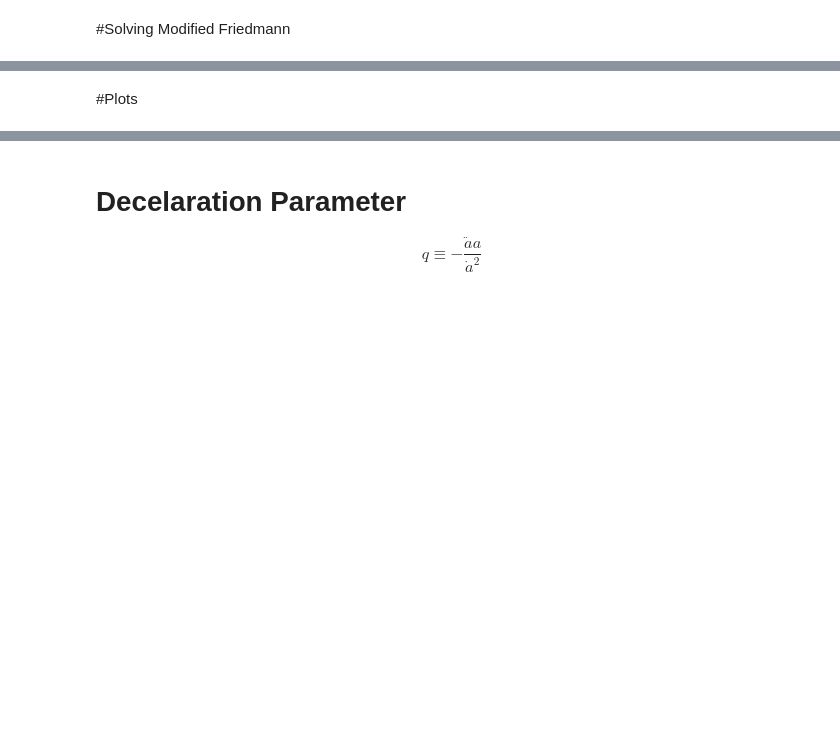
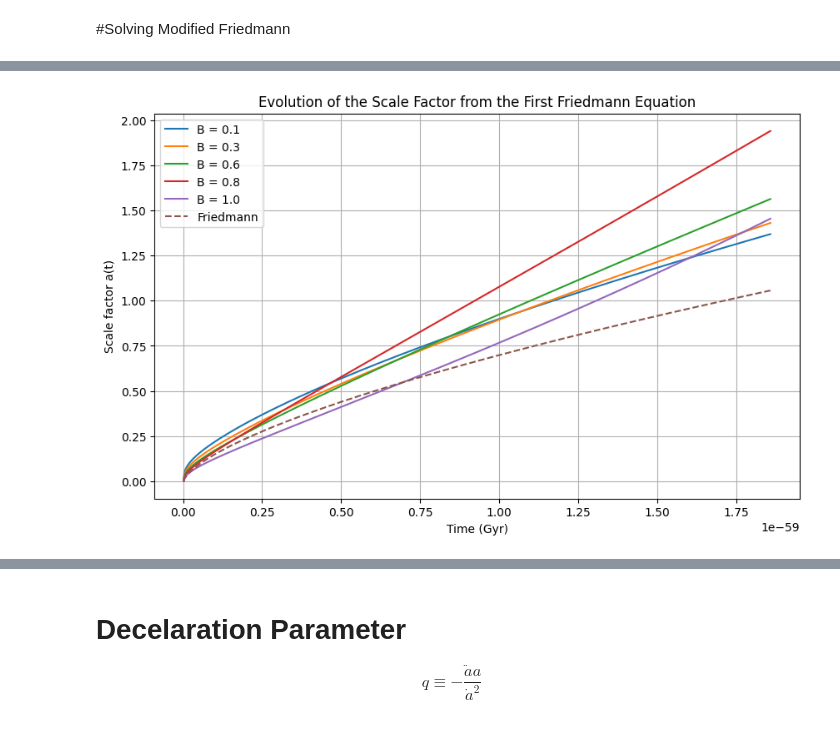
Before and after one commit to RohanBolle/BigCrunch, a Jupyter notebook: FreidmannModified_QuantumCorrections.ipynb, the cells around one changed output, grey strips where cells are left out. Drawn from its saved outputs; the diff is of its cells as text; code cells hidden in the pictures; blank space fills up the shorter version.

```diff
--- a/FreidmannModified_QuantumCorrections.ipynb
+++ b/FreidmannModified_QuantumCorrections.ipynb
@@ -138,5 +319,80 @@ sol1 = solve_ivp(lambda t, a: friedmannMod(t,a) , t_span, [a0], t_eval=np.linspa
-# %% [markdown]
-#Plots
+# %%
+import matplotlib.pyplot as plt
+import matplotlib.pyplot as plt1
+
+
+plt.figure(figsize=(10, 6))
+# plt1.figure(figsize=(10, 6))
+
+
+for b in np.linspace(0.1,1.0, 5):
+
+  n= b
+  Lambda_ = 1.0
+  Zeta = 1.0
+
+  def friedmannModB(t,a):
+
+      lambda_ = Lambda_
+      zeta = Zeta
+
+      term1 = (F0(a,n))/(G0)
+      term2 = (H0_SI**2 * F1(a,n)) / (2 * G0**2 * c**2)
+      term3 = (F2(a,n)) /(G0* c**3)
+
+      term_sum = Omega_k * a**-2                     # curvature
+      for name, Ω in params.items():
+          w = w_map[name]
+          term_sum += Ω * term1 * a**(-3 * (1 + w)) + lambda_ * Ω**2 * term2 * a**(-6 * (1 + w)) + zeta * Ω * term3 * a**(-3 * (1 + w))
+      return a *H0_SI* (term_sum)**0.5
+
+  sol1 = solve_ivp(lambda t, a: friedmannModB(t,a) , t_span, [a0], t_eval=np.linspace(0.01,t_max,1000), method='RK45',  rtol=1e-5)
+  plt.plot(sol1.t /t_planck , sol1.y[0], label=f'B = {n:.1f}')
+plt.plot(sol0.t/t_planck  , sol0.y[0], label = 'Friedmann',linestyle= 'dashed')  # convert time to gigayears / (3.154e16)
+
+
+
+# def friedmannMod(t,a,s,q):
+
+#     lambda_ = s
+#     zeta = q
+
+#     term1 = (f0(a))/(G0)
+#     term2 = (H0**2 * f1(a)) / (2 * G0**2 * c**2)
+#     term3 = (f2(a)) /(G0* c**3)
+
+#     term_sum = Omega_k * a**-2                     # curvature
+#     for name, Ω in params.items():
+#         w = w_map[name]
+#         term_sum += Ω * term1 * a**(-3 * (1 + w)) + lambda_ * Ω**2 * term2 * a**(-6 * (1 + w)) - zeta * Ω * term3 * a**(-3 * (1 + w))
+#     return a *H0* (term_sum)**0.5
+
+
+# for s in np.linspace(0.0,1.0, 10):
+#   for q in np.linspace(0.0,1.0, 5):
+#     sol1 = solve_ivp(lambda t, a: friedmannMod(t,a,s,q) , t_span, [a0], t_eval=np.linspace(0.01,a_max,1000), method='RK45',  rtol=1e-5)
+#     plt1.plot(sol1.t  , sol1.y[0], label=f'lambda = {s:.1f}')
+# plt1.plot(sol0.t  , sol0.y[0], label = 'Friedmann',linestyle= 'dashed')  # convert time to gigayears / (3.154e16)
+
+
+
+
+# plt.yscale('log')
+plt.xlabel("Time (Gyr)")
+plt.ylabel("Scale factor a(t)")
+plt.title("Evolution of the Scale Factor from the First Friedmann Equation")
+plt.legend()
+plt.grid(True)
+plt.show()
+# plt1.yscale('log')
+# plt1.xlabel("Time (Gyr)")
+# plt1.ylabel("Scale factor a(t)")
+# plt1.title("Evolution of the Scale Factor from the Modified Friedmann Equation")
+# plt1.legend()
+# plt1.grid(True)
+# plt1.show()
+# %% [output]
+[figure, added]
 # %%
 import matplotlib.pyplot as plt
 import matplotlib.pyplot as plt1
```
Also changed, not shown: parts of 10 cells of this notebook.
